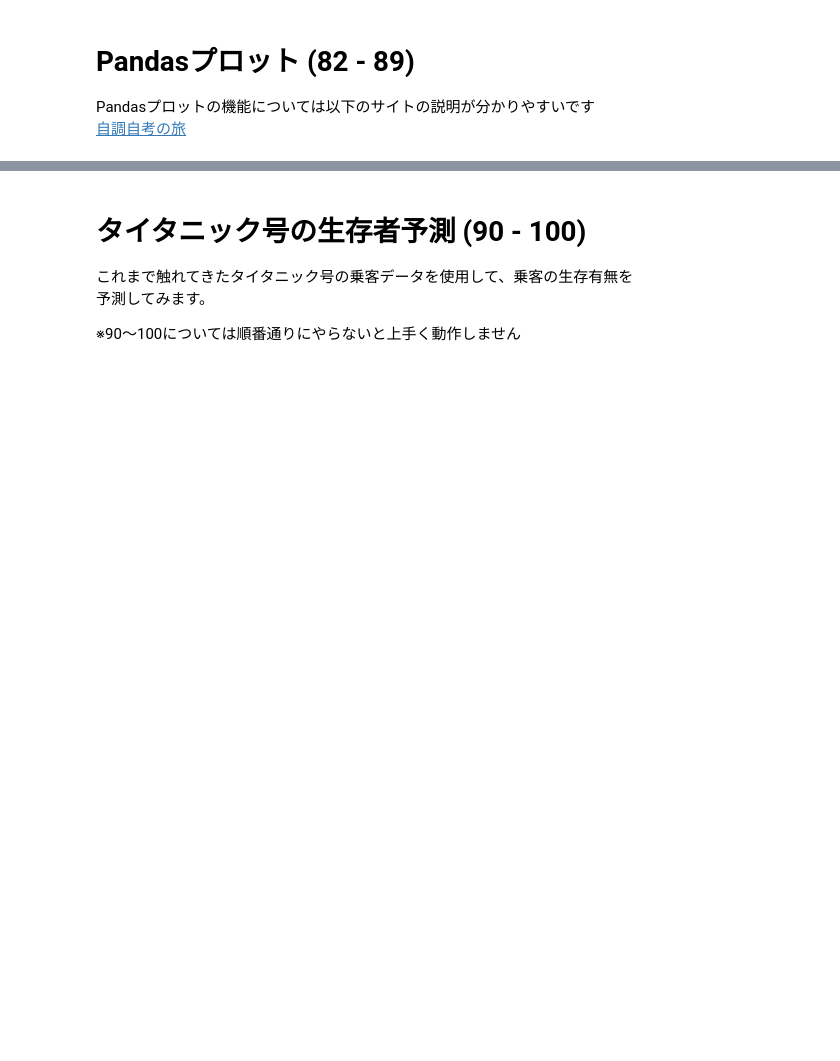
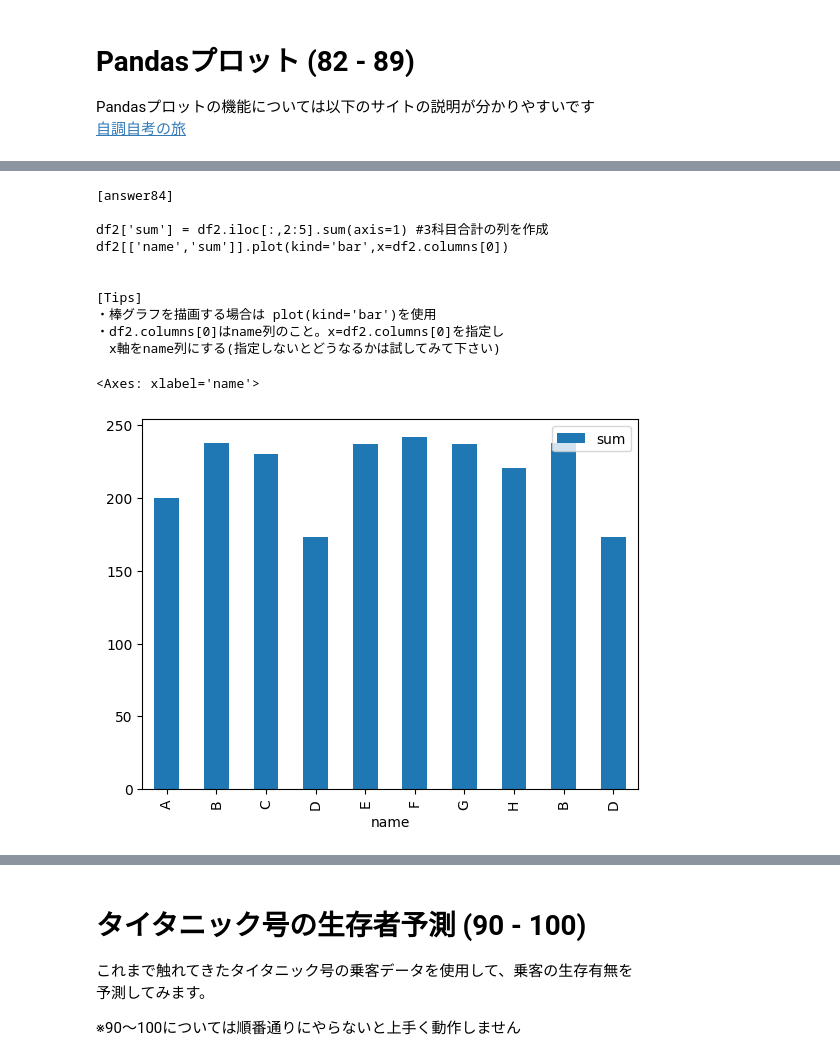
Before and after one commit to rodrinxiaft/Pandas_100_knocks, a Jupyter notebook: notebook/01_Pandas_100_Knocks_for_Begginer.ipynb, the cells around one changed output, grey strips where cells are left out. Cells and saved outputs as stored; diff of their text form; code cells hidden in the pictures; blank space fills up the shorter version.

```diff
--- a/notebook/01_Pandas_100_Knocks_for_Begginer.ipynb
+++ b/notebook/01_Pandas_100_Knocks_for_Begginer.ipynb
@@ -1110,8 +2168,23 @@ df = initialize1() #初期化
 # %%
 # 【84】
 # df2のname列の要素ごとの3科目合計得点を棒グラフで表示
-#print(ans[84]) #回答表示
+print(ans[84]) #回答表示
 df2 = initialize2() #初期化
+df2['sum'] = df2.iloc[:,2:5].sum(axis=1)
+df2[['name','sum']].plot(kind='bar',x=df2.columns[0])
+# %% [output]
+[answer84]
+
+df2['sum'] = df2.iloc[:,2:5].sum(axis=1) #3科目合計の列を作成
+df2[['name','sum']].plot(kind='bar',x=df2.columns[0])
+
+
+[Tips]
+・棒グラフを描画する場合は plot(kind='bar')を使用
+・df2.columns[0]はname列のこと。x=df2.columns[0]を指定し
+　x軸をname列にする(指定しないとどうなるかは試してみて下さい)
+<Axes: xlabel='name'>
+[figure, added]
 # %%
 # 【85】
 # df2のname列の要素ごとの3科目を棒グラフで
```
Also changed, not shown: parts of 91 cells of this notebook, 1 other file.
